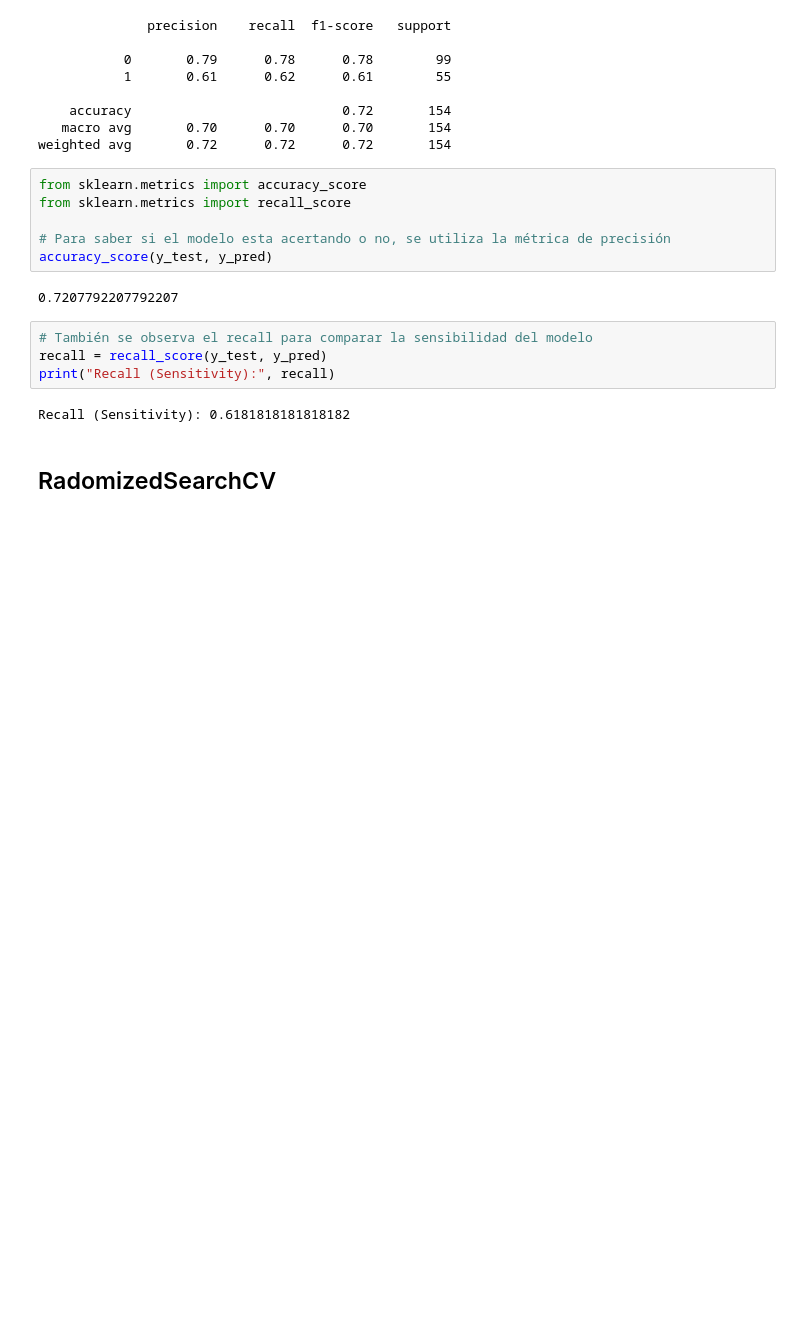
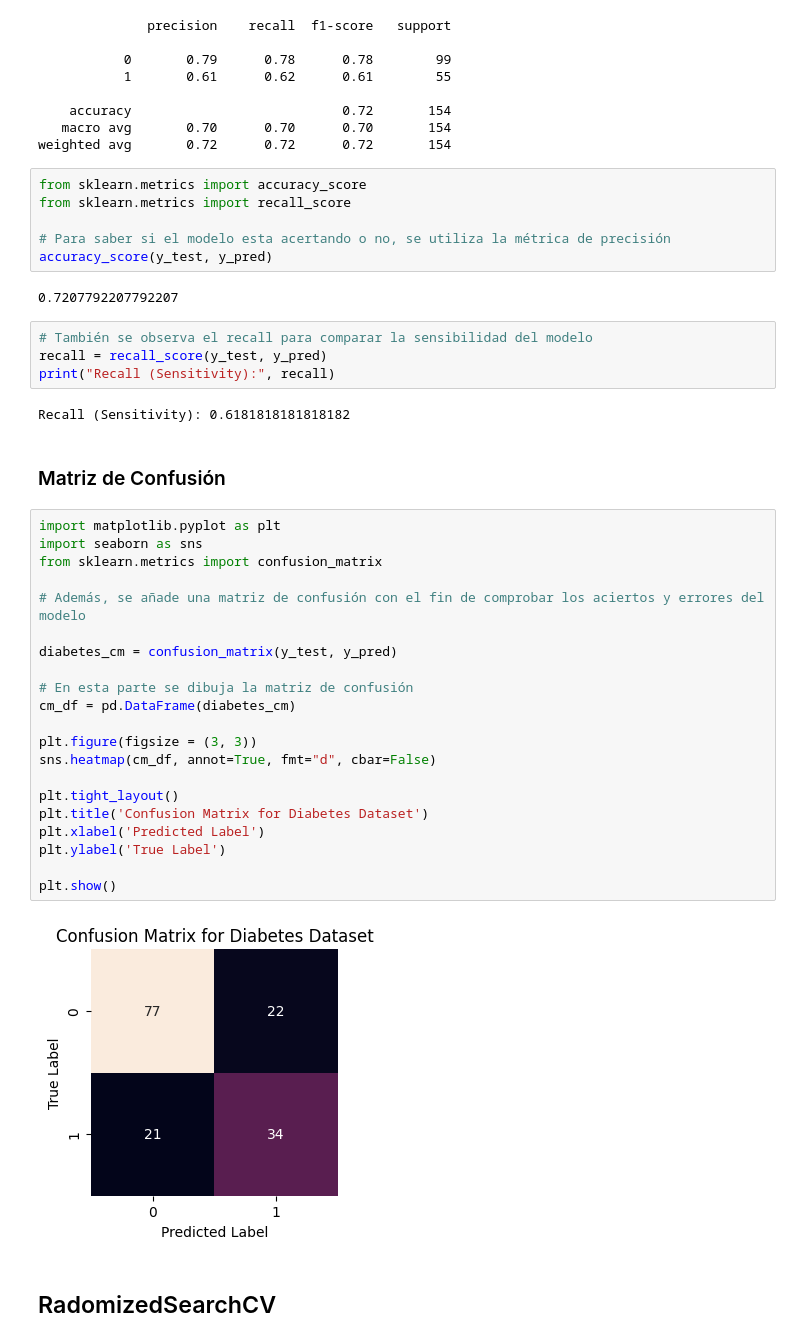
Before and after one commit to Bere333/Diabetes_Random_Forest_Algorithm, a Jupyter notebook: src/diabetes_random_forest_explore.ipynb, the cells around one changed output. Saved outputs shown, nothing was run; the diff lists cells and outputs as text; blank space fills up the shorter version.

```diff
--- a/src/diabetes_random_forest_explore.ipynb
+++ b/src/diabetes_random_forest_explore.ipynb
@@ -134,6 +134,31 @@ recall = recall_score(y_test, y_pred)
 print("Recall (Sensitivity):", recall)
 # %% [output]
 Recall (Sensitivity): 0.6181818181818182
+# %% [markdown]
+### Matriz de Confusión
+# %%
+import matplotlib.pyplot as plt
+import seaborn as sns
+from sklearn.metrics import confusion_matrix
+
+# Además, se añade una matriz de confusión con el fin de comprobar los aciertos y errores del modelo
+
+diabetes_cm = confusion_matrix(y_test, y_pred)
+
+# En esta parte se dibuja la matriz de confusión
+cm_df = pd.DataFrame(diabetes_cm)
+
+plt.figure(figsize = (3, 3))
+sns.heatmap(cm_df, annot=True, fmt="d", cbar=False)
+
+plt.tight_layout()
+plt.title('Confusion Matrix for Diabetes Dataset')
+plt.xlabel('Predicted Label')
+plt.ylabel('True Label')
+
+plt.show()
+# %% [output]
+[figure, added]
 # %% [markdown]
 ## RadomizedSearchCV
 # %%
```
Also changed, not shown: parts of 19 cells of this notebook.
